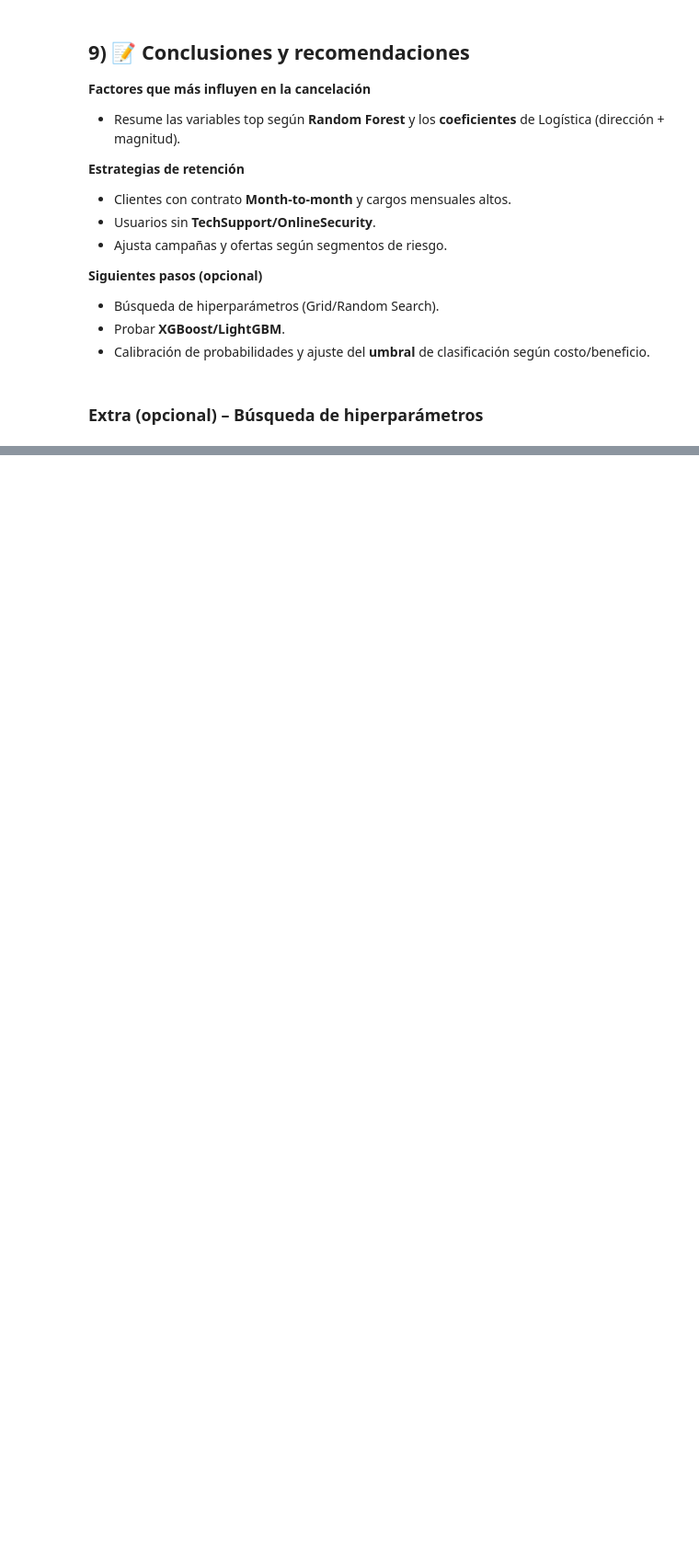
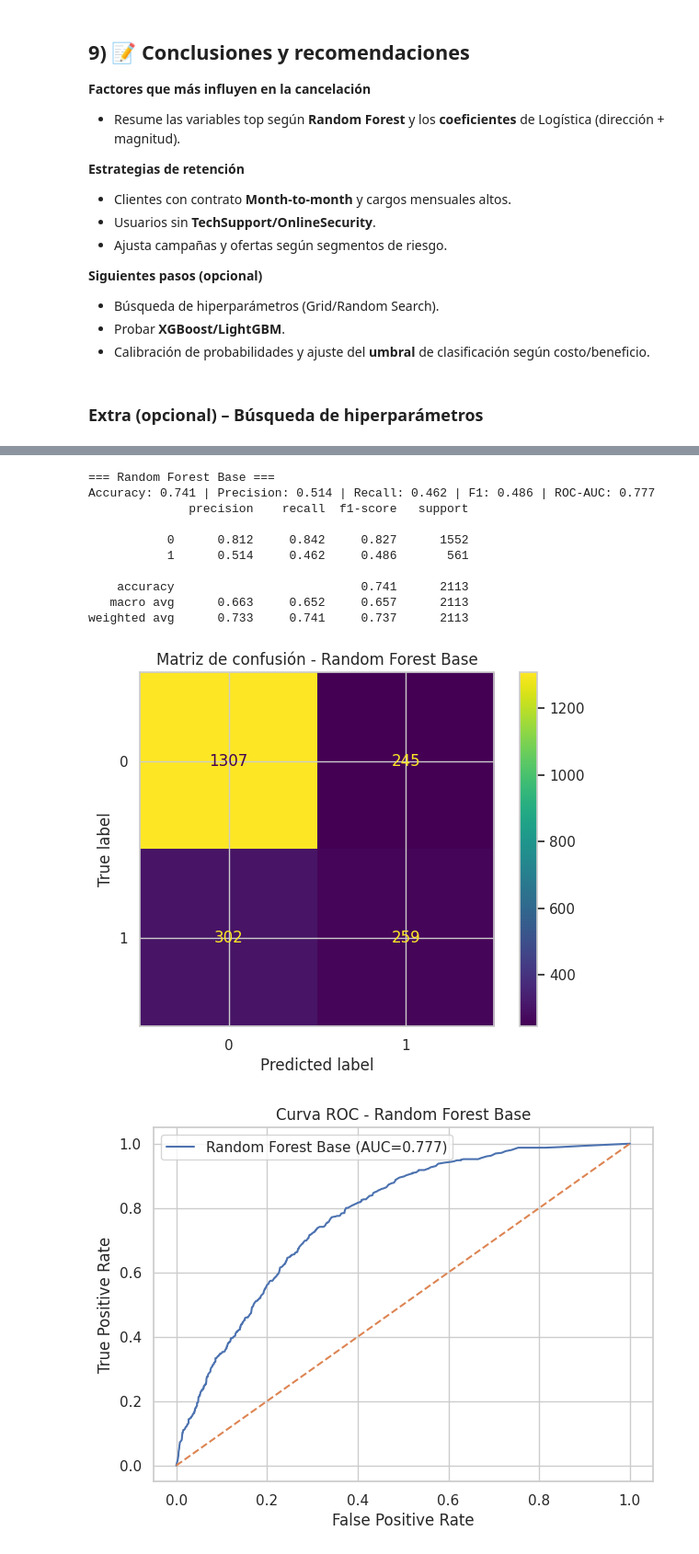
Before and after one commit to GabArg/telecomx-churn, a Jupyter notebook: TelecomX_Parte2_Churn_EXT.ipynb, the cells around one changed output, grey strips where cells are left out. Shown at 92% size. Saved outputs shown, nothing was run; the diff lists cells and outputs as text; code cells hidden in the pictures; blank space fills up the shorter version.

```diff
--- a/TelecomX_Parte2_Churn_EXT.ipynb
+++ b/TelecomX_Parte2_Churn_EXT.ipynb
@@ -322,0 +539,32 @@ Completa con tus resultados (copiando métricas de la sección de evaluación).
+# %%
+# Evaluar modelo base nuevamente
+result_rf_base = evaluate_model("Random Forest Base", rf, X_train, y_train, X_test, y_test)
+
+# Evaluar modelo optimizado
+result_rf_opt = evaluate_model("Random Forest Optimizado", rf_optimizado, X_train, y_train, X_test, y_test)
+
+# Crear DataFrame comparativo
+df_comp = pd.DataFrame([result_rf_base, result_rf_opt])
+df_comp.set_index("name", inplace=True)
+display(df_comp)
+
+# Gráfico comparativo de ROC-AUC
+plt.figure()
+plt.bar(df_comp.index, df_comp["rocauc"], color=["skyblue", "orange"])
+plt.title("Comparativa ROC-AUC")
+plt.ylabel("ROC-AUC")
+plt.ylim(0, 1)
+plt.show()
+# %% [output]
+=== Random Forest Base ===
+Accuracy: 0.741 | Precision: 0.514 | Recall: 0.462 | F1: 0.486 | ROC-AUC: 0.777
+              precision    recall  f1-score   support
+
+           0      0.812     0.842     0.827      1552
+           1      0.514     0.462     0.486       561
+
+    accuracy                          0.741      2113
+   macro avg      0.663     0.652     0.657      2113
+weighted avg      0.733     0.741     0.737      2113
+[figure, added]
+[figure, added]
```
Also changed, not shown: parts of 22 cells of this notebook.
